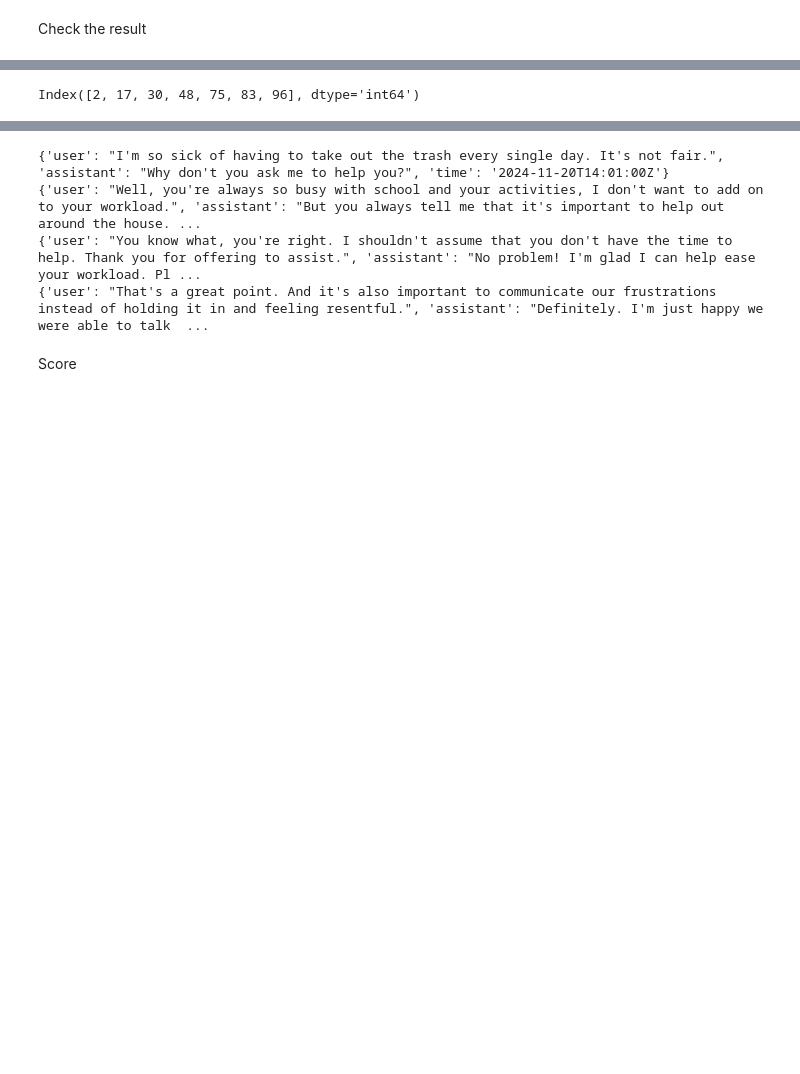
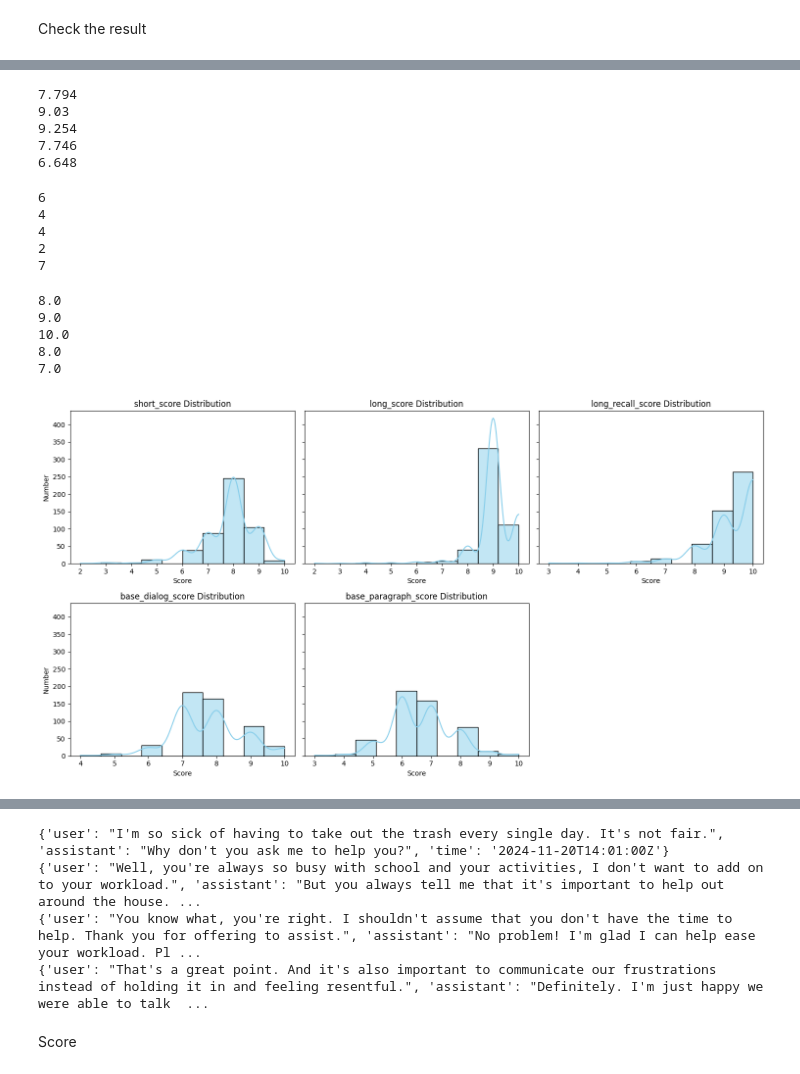
Before and after one commit to Intelligent-Systems-Lab/REMIND, a Jupyter notebook: datasets/test.ipynb, the cells around one changed output, grey strips where cells are left out. Saved outputs shown, nothing was run; the diff lists cells and outputs as text; code cells hidden in the pictures; blank space fills up the shorter version.

Commit message:
:construction: add graph

```diff
--- a/datasets/test.ipynb
+++ b/datasets/test.ipynb
@@ -2,4 +2,4 @@
 Check the result
 # %%
 import pandas as pd
-question_df = pd.read_json("eval_result_time.json", lines=True)
+question_df = pd.read_json("eval_result_11_29.json", lines=True)
@@ -16,4 +6,65 @@ false_row = question_df[question_df['long_recall_sufficient'] == 'false']
-# %%
-false_row.index
-# %% [output]
-Index([2, 17, 30, 48, 75, 83, 96], dtype='int64')
+# %%
+observe_df = question_df.drop(['first_session_dialogue', 'second_session_dialogue', 'third_session_dialogue', 'fourth_session_dialogue', 'fifth_session_dialogue'], axis=1)
+print(observe_df['short_score'].astype(int).sum()/500)
+print(observe_df['long_score'].astype(int).sum()/500)
+print(observe_df['long_recall_score'].astype(int).sum()/500)
+print(observe_df['base_dialog_score'].astype(int).sum()/500)
+print(observe_df['base_paragraph_score'].astype(int).sum()/500)
+# %% [output]
+7.794
+9.03
+9.254
+7.746
+6.648
+# %%
+# 低於 score 的數量
+score = 5
+print((question_df['short_score'].astype(int) < score).sum())
+print((question_df['long_score'].astype(int) < score).sum())
+print((question_df['long_recall_score'].astype(int) < score).sum())
+print((question_df['base_dialog_score'].astype(int) < score).sum())
+print((question_df['base_paragraph_score'].astype(int) < score).sum())
+# %% [output]
+6
+4
+4
+2
+7
+# %%
+# 中位數
+print((question_df['short_score'].astype(int).median()))
+print((question_df['long_score'].astype(int).median()))
+print((question_df['long_recall_score'].astype(int).median()))
+print((question_df['base_dialog_score'].astype(int).median()))
+print((question_df['base_paragraph_score'].astype(int).median()))
+# %% [output]
+8.0
+9.0
+10.0
+8.0
+7.0
+# %%
+import seaborn as sns
+import matplotlib.pyplot as plt
+
+columns = ['short_score', 'long_score', 'long_recall_score', 'base_dialog_score', 'base_paragraph_score']
+
+rows, cols = 2, 3
+fig, axes = plt.subplots(rows, cols, figsize=(15, 8), sharey=True)
+
+axes = axes.flatten()
+
+for i, column in enumerate(columns):
+    data = question_df[column].astype(int)
+    sns.histplot(data, bins=10, kde=True, color='skyblue', edgecolor='black', ax=axes[i])
+    axes[i].set_title(f"{column} Distribution")
+    axes[i].set_xlabel("Score")
+    axes[i].set_ylabel("Number")
+
+for i in range(len(columns), len(axes)):
+    fig.delaxes(axes[i])
+
+plt.tight_layout()
+plt.show()
+# %% [output]
+[figure, added]
```
Also changed, not shown: parts of 4 cells of this notebook, 1 other file.
